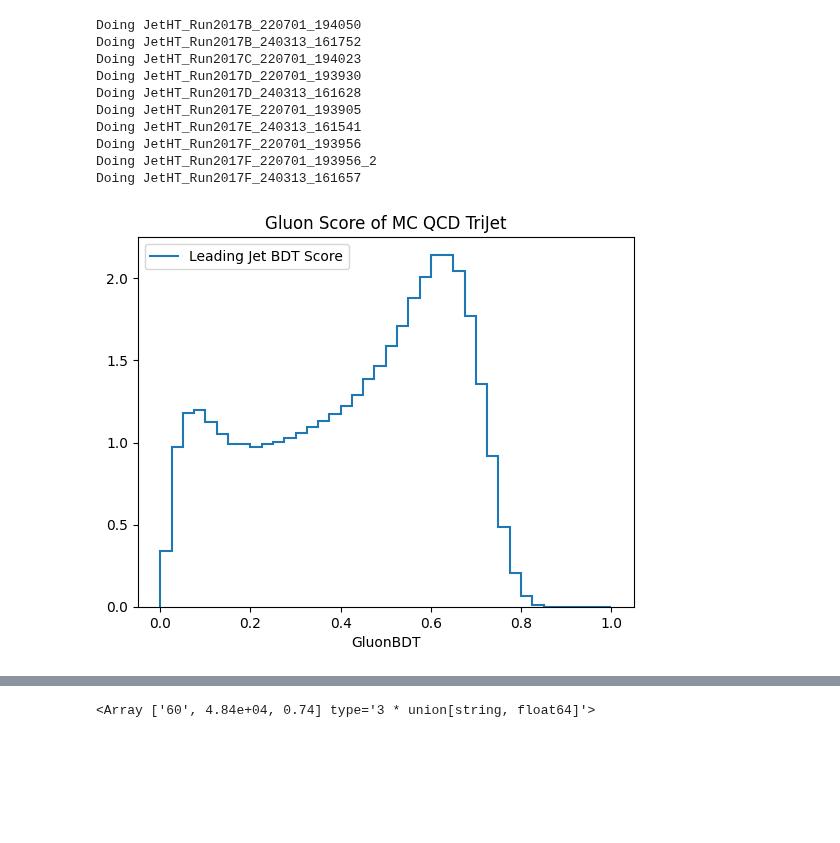
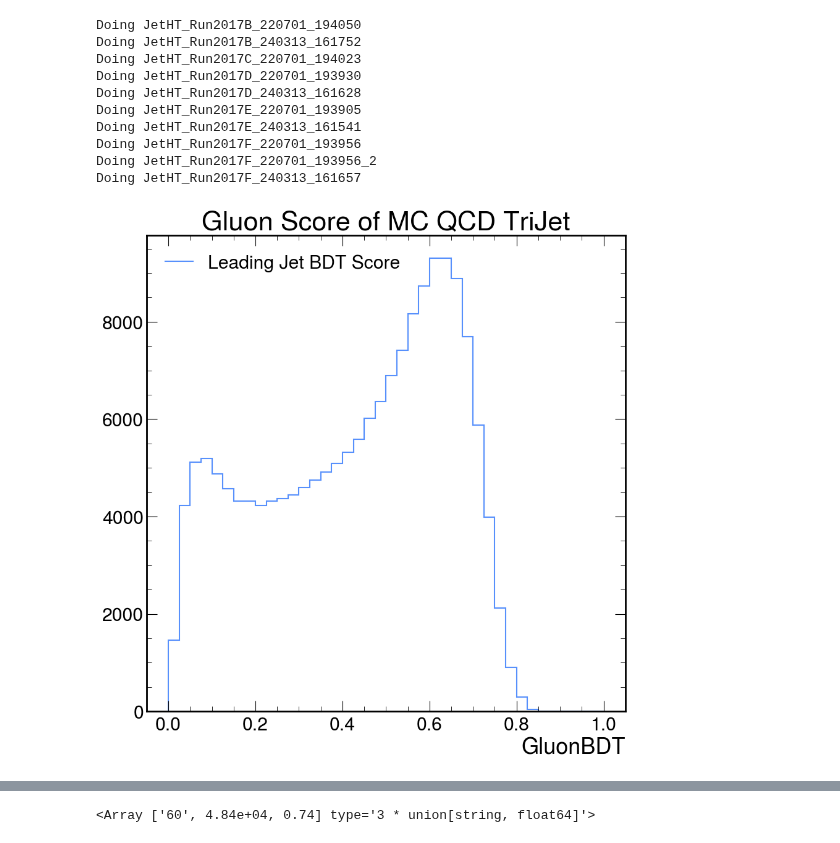
Before and after one commit to cmoore24-24/hgg, a Jupyter notebook: standalone_notebooks/skims/gluon_finding/bdt_cut.ipynb, the cells around one changed output, grey strips where cells are left out. Cells and saved outputs as stored; diff of their text form; code cells hidden in the pictures; blank space fills up the shorter version.

```diff
--- a/standalone_notebooks/skims/gluon_finding/bdt_cut.ipynb
+++ b/standalone_notebooks/skims/gluon_finding/bdt_cut.ipynb
@@ -11,7 +11,7 @@ import xgboost as xgb
 import pickle
 import mplhep as hep
 # %%
-# plt.style.use(hep.style.CMS)
+plt.style.use(hep.style.CMS)
 # %%
 qcd = {}
 path = '/project01/ndcms/cmoore24/skims/gluon_finding/mc/'
@@ -177,22 +177,22 @@ bdt_score_2 = make_scaled_hist(qcd, 'goodjets', 'GluonBDT_2',
 # %%
 data_arr = ak.concatenate([data[i] for i in data])
 # %%
-bdt_score_0.plot1d(label='Leading Jet BDT Score', density=True, yerr=False)
+bdt_score_0.plot1d(label='Leading Jet BDT Score', density=False, yerr=False)
 # plt.hist(ak.firsts(data_arr.goodjets.GluonBDT_0), bins=40, histtype='step', label='Data Leading', range=(0,1), density=True)
 
 # bdt_score_1.plot1d(label='Monte Carlo SubLeading', density=True, yerr=False)
 # plt.hist(ak.firsts(data_arr.goodjets.GluonBDT_1), bins=40, histtype='step', label='Data SubLeading', range=(0,1), density=True)
 
 # bdt_score_2.plot1d(label='Monte Carlo Soft', density=True, yerr=False)
 # plt.hist(ak.firsts(data_arr.goodjets.GluonBDT_2), bins=40, histtype='step', label='Data Soft', range=(0,1), density=True)
 
 plt.title('Gluon Score of MC QCD TriJet')
 
 plt.legend()
 plt.xlabel('GluonBDT')
 plt.show()
 # %% [output]
-[figure, old version]
+[figure, new version]
 # %%
 # bdt_score_0.plot1d(label='Monte Carlo Leading', density=True, yerr=False)
 plt.hist(ak.firsts(data_arr.goodjets.GluonBDT_0), bins=40, histtype='step', label='Data Leading', range=(0,1), density=True)
```
Also changed, not shown: parts of 6 cells of this notebook, 7 other files.
